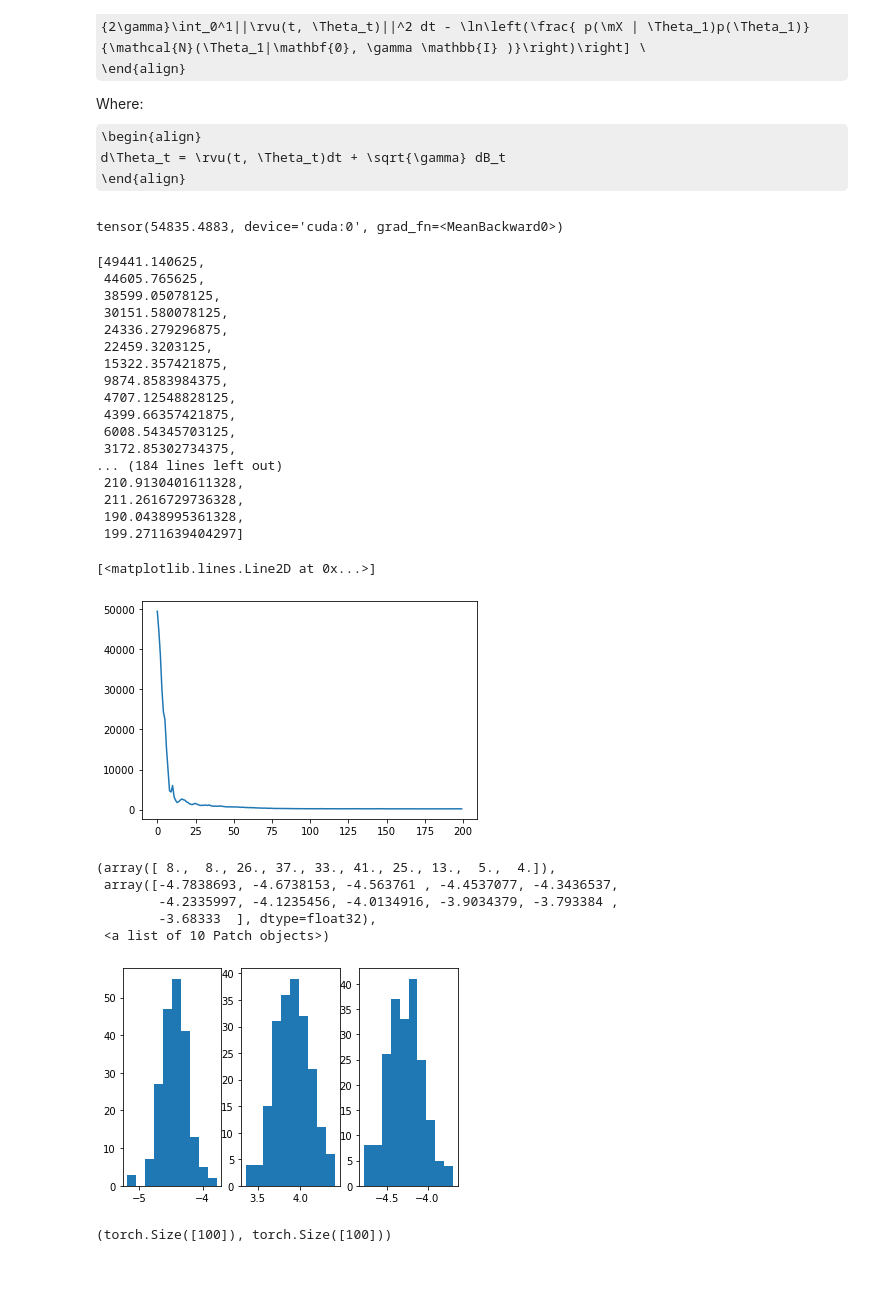
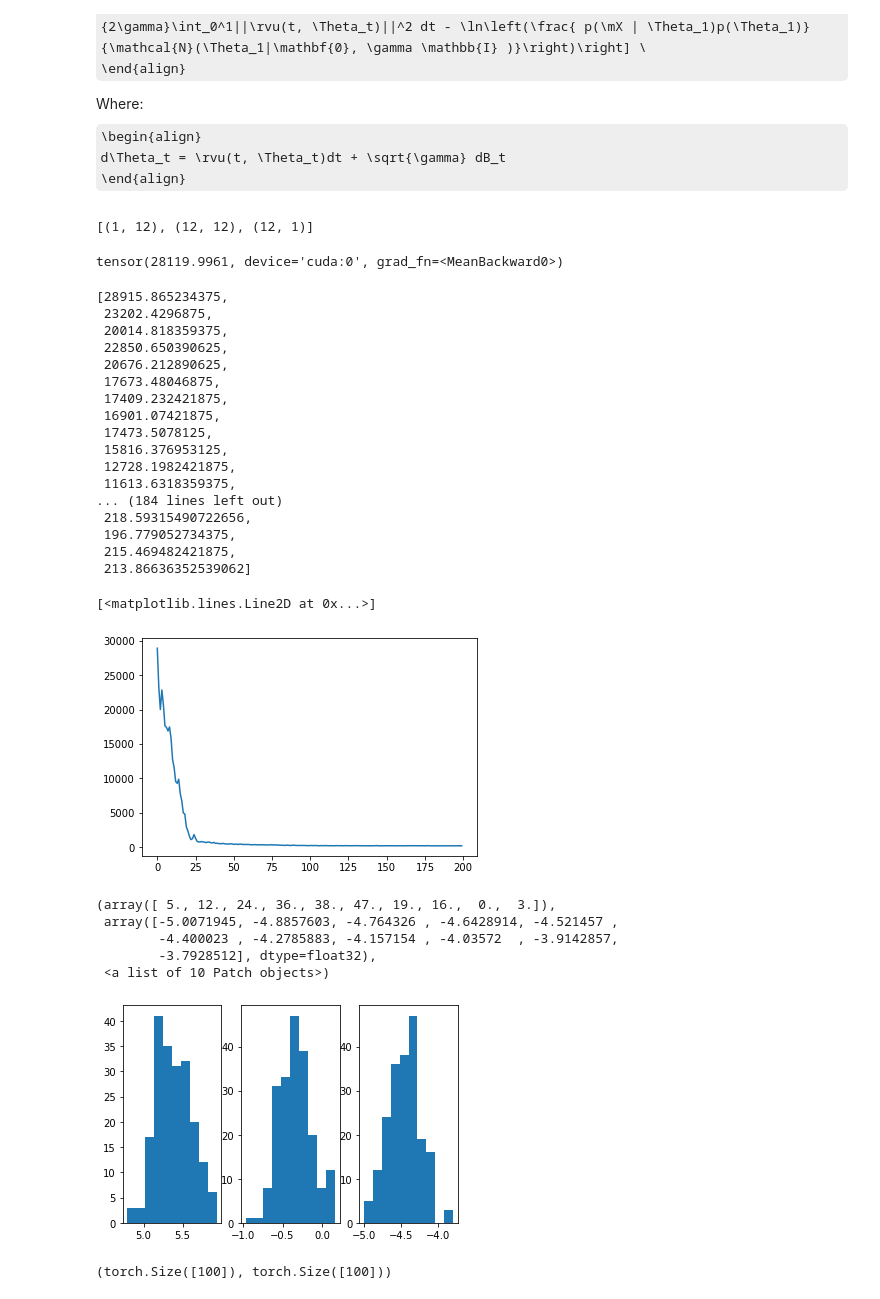
Before and after one commit to franciscovargas/ControlledFollmerDrift, a Jupyter notebook: notebooks/NonLinearRegressionExample.ipynb, the cells around one changed output. Drawn from its saved outputs; the diff is of its cells as text; code cells hidden in the pictures; some formulas as TeX source; blank space fills up the shorter version.

Commit message:
sigmoid activation is also different and interesting

```diff
--- a/notebooks/NonLinearRegressionExample.ipynb
+++ b/notebooks/NonLinearRegressionExample.ipynb
@@ -149,10 +149,10 @@ class OnedRegressionForwardNet(object):
         return preds
 # %%
 net = OnedRegressionForwardNet(
-    1,1, device=device, depth=2, width=12, activation=F.tanh
+    1,1, device=device, depth=2, width=12, activation=F.sigmoid
 )
 
-def ln_prior(Θ, σ_w=3):
+def ln_prior(Θ, σ_w=2):
     """
     Logistic regresion bayesian prior
     """
@@ -189,11 +189,15 @@ sde = FollmerSDE(dim, dim, no_posterior_samples, 1.0, device=device, drift=Simpl
 # Initial state y0, the SDE is solved over the interval [ts[0], ts[-1]].
 # ys will have shape (t_size, batch_size, state_size)
 ys = torchsde.sdeint(sde, Θ_0, ts, dt=Δt)
+# %%
+net.shapes
+# %% [output]
+[(1, 12), (12, 12), (12, 1)]
 # %%
 relative_entropy_control_cost(sde, Θ_0, X_train, y_train,
                               ln_prior, log_likelihood_vmap, γ=1.0, device=device, batchnorm=True)
 # %% [output]
-tensor(54835.4883, device='cuda:0', grad_fn=<MeanBackward0>)
+tensor(28119.9961, device='cuda:0', grad_fn=<MeanBackward0>)
 # %%
 γ = 0.2
 Δt = 0.01
@@ -244,45 +248,45 @@ torch.cuda.empty_cache()
 # %%
 losses
 # %% [output]
-[49441.140625,
- 44605.765625,
- 38599.05078125,
- 30151.580078125,
- 24336.279296875,
- 22459.3203125,
- 15322.357421875,
- 9874.8583984375,
- 4707.12548828125,
- 4399.66357421875,
- 6008.54345703125,
- 3172.85302734375,
+[28915.865234375,
+ 23202.4296875,
+ 20014.818359375,
+ 22850.650390625,
+ 20676.212890625,
+ 17673.48046875,
+ 17409.232421875,
+ 16901.07421875,
+ 17473.5078125,
+ 15816.376953125,
+ 12728.1982421875,
+ 11613.6318359375,
 ... (184 lines left out)
- 210.9130401611328,
- 211.2616729736328,
- 190.0438995361328,
- 199.2711639404297]
+ 218.59315490722656,
+ 196.779052734375,
+ 215.469482421875,
+ 213.86636352539062]
 # %%
 plt.plot(losses[:])
 # %% [output]
 [<matplotlib.lines.Line2D at 0x...>]
-[figure, old version]
+[figure, new version]
 # %%
 torch.cuda.empty_cache()
 Θ_1 = torchsde.sdeint(sde, Θ_0, ts, dt=Δt)[-1,...]
 # %%
 torch.cuda.empty_cache()
 fig, (ax1,ax2,ax3) = plt.subplots(1,3)
 
 ax1.hist(Θ_1[:,0].cpu().detach().numpy())
 ax2.hist(Θ_1[:,1].cpu().detach().numpy())
-ax3.hist(Θ_1[:,2].cpu().detach().numpy())
+ax3.hist(Θ_1[:,-23].cpu().detach().numpy())
 # %% [output]
-(array([ 8.,  8., 26., 37., 33., 41., 25., 13.,  5.,  4.]),
- array([-4.7838693, -4.6738153, -4.563761 , -4.4537077, -4.3436537,
-        -4.2335997, -4.1235456, -4.0134916, -3.9034379, -3.793384 ,
-        -3.68333  ], dtype=float32),
+(array([ 5., 12., 24., 36., 38., 47., 19., 16.,  0.,  3.]),
+ array([-5.0071945, -4.8857603, -4.764326 , -4.6428914, -4.521457 ,
+        -4.400023 , -4.2785883, -4.157154 , -4.03572  , -3.9142857,
+        -3.7928512], dtype=float32),
  <a list of 10 Patch objects>)
-[figure, old version]
+[figure, new version]
 # %%
 # pred = net.map_forward(X_train, Θ_1.mean(dim=0).reshape(1,-1))#.mean(axis=1)
 end = 20.5
```
Also changed, not shown: parts of 2 cells of this notebook.
